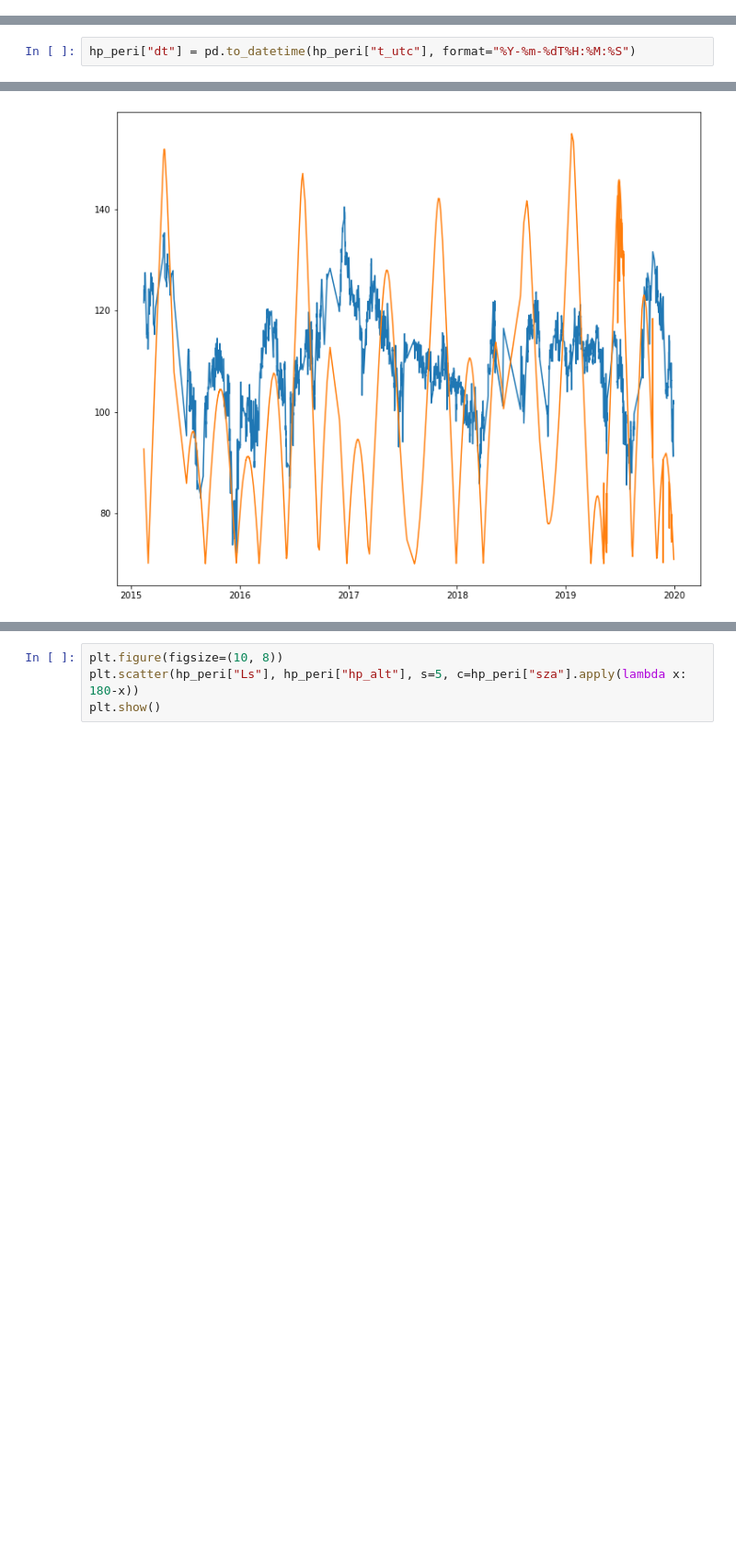
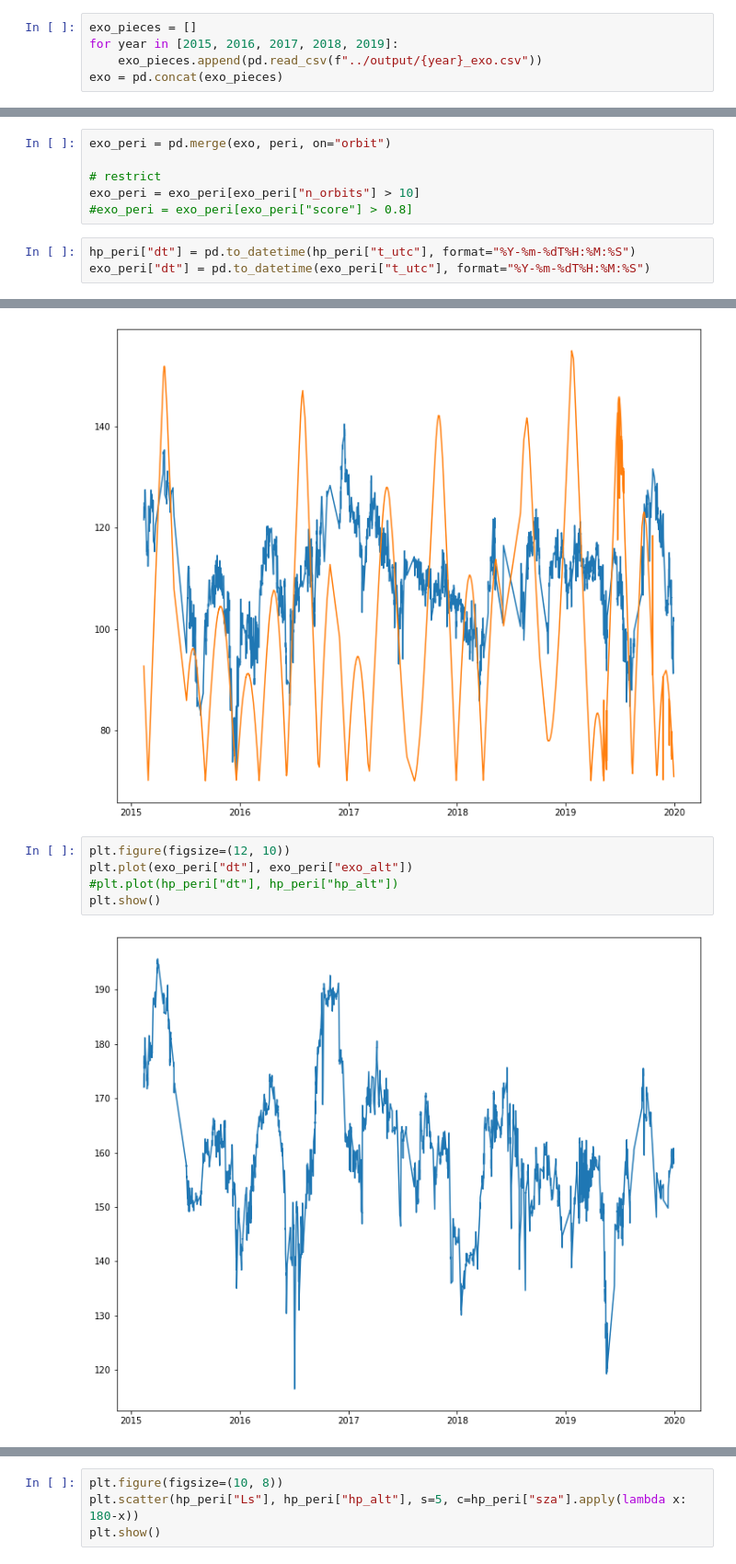
Before and after one commit to marek-slipski/NGIMS-hp, a Jupyter notebook: notebooks/dev_hp_solarmin_analysis.ipynb, the cells around one changed output, grey strips where cells are left out. Shown at 92% size. Cells and saved outputs as stored; diff of their text form; blank space fills up the shorter version.

Commit message:
included orbit number

```diff
--- a/notebooks/dev_hp_solarmin_analysis.ipynb
+++ b/notebooks/dev_hp_solarmin_analysis.ipynb
@@ -8,6 +8,11 @@ hp_pieces = []
 for year in [2015, 2016, 2017, 2018, 2019]:
     hp_pieces.append(pd.read_csv(f"../output/{year}_hp.csv"))
 hp = pd.concat(hp_pieces)
+# %%
+exo_pieces = []
+for year in [2015, 2016, 2017, 2018, 2019]:
+    exo_pieces.append(pd.read_csv(f"../output/{year}_exo.csv"))
+exo = pd.concat(exo_pieces)
 # %%
 peri = pd.read_csv(f"../output/peri.csv")
 # %%
@@ -16,8 +21,15 @@ hp_peri = pd.merge(hp, peri, on="orbit")
 # restrict
 hp_peri = hp_peri[hp_peri["n_orbits"] > 9]
 hp_peri = hp_peri[hp_peri["score"] > 0.8]
+# %%
+exo_peri = pd.merge(exo, peri, on="orbit")
+
+# restrict
+exo_peri = exo_peri[exo_peri["n_orbits"] > 10]
+#exo_peri = exo_peri[exo_peri["score"] > 0.8]
 # %%
 hp_peri["dt"] = pd.to_datetime(hp_peri["t_utc"], format="%Y-%m-%dT%H:%M:%S")
+exo_peri["dt"] = pd.to_datetime(exo_peri["t_utc"], format="%Y-%m-%dT%H:%M:%S")
 # %%
 plt.figure(figsize=(12, 10))
 plt.plot(hp_peri["dt"], hp_peri["hp_alt"])
@@ -25,3 +37,10 @@ plt.plot(hp_peri["dt"], np.abs(90-hp_peri["sza"])+70)
 plt.show()
 # %% [output]
 [figure]
+# %%
+plt.figure(figsize=(12, 10))
+plt.plot(exo_peri["dt"], exo_peri["exo_alt"])
+#plt.plot(hp_peri["dt"], hp_peri["hp_alt"])
+plt.show()
+# %% [output]
+[figure, added]
```
Also changed, not shown: parts of 2 cells of this notebook, 1 other file.
